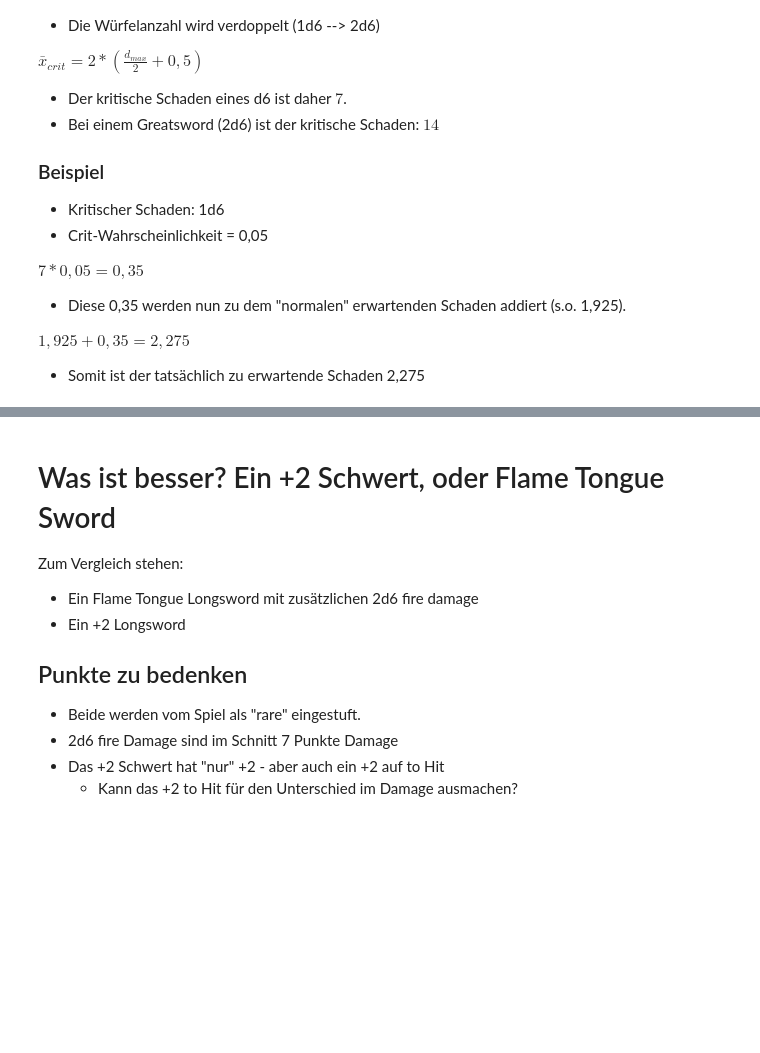
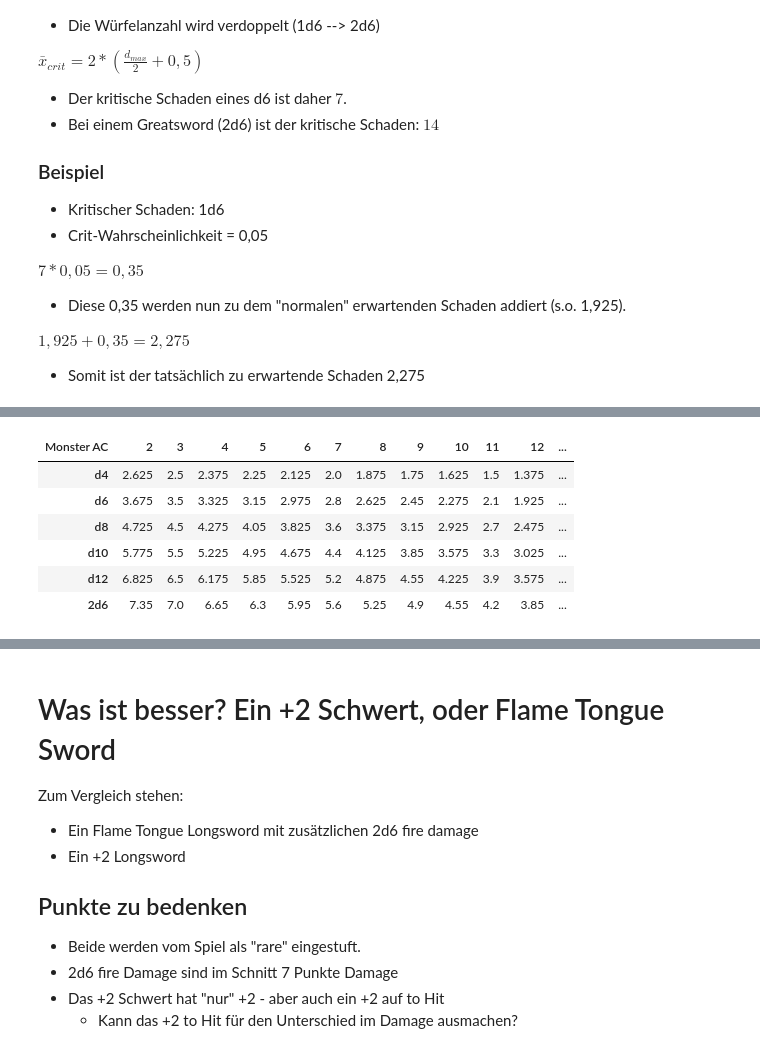
Before and after one commit to AlexSchinnerl/dndMath, a Jupyter notebook: vortrag.ipynb, the cells around one changed output, grey strips where cells are left out. Saved outputs shown, nothing was run; the diff lists cells and outputs as text; code cells hidden in the pictures; blank space fills up the shorter version.

```diff
--- a/vortrag.ipynb
+++ b/vortrag.ipynb
@@ -317,0 +300,36 @@ plt.show()
+# %%
+checkAC_DF = pd.DataFrame(index=list(range(2,20)) ,columns=["d4", "d6", "d8", "d10", "d12", "2d6"])
+checkAC_DF.index.name = "Monster AC"
+for ac in checkAC_DF.index:
+    d4_toni.calcToHitChance(monsterAC=ac)
+    d4_toni.damageCalculator()
+    d6_toni.calcToHitChance(monsterAC=ac)
+    d6_toni.damageCalculator()
+    d8_toni.calcToHitChance(monsterAC=ac)
+    d8_toni.damageCalculator()
+    d10_toni.calcToHitChance(monsterAC=ac)
+    d10_toni.damageCalculator()
+    d12_toni.calcToHitChance(monsterAC=ac)
+    d12_toni.damageCalculator()
+    toni_2d6.calcToHitChance(monsterAC=ac)
+    toni_2d6.damageCalculator()
+
+    checkAC_DF.loc[ac] = [sum(d4_toni.expected_damage.values()),
+                          sum(d6_toni.expected_damage.values()),
+                          sum(d8_toni.expected_damage.values()),
+                          sum(d10_toni.expected_damage.values()),
+                          sum(d12_toni.expected_damage.values()),
+                          sum(toni_2d6.expected_damage.values()),
+                          ]
+
+checkAC_DF = checkAC_DF.transpose()
+checkAC_DF["Unterschied"] = checkAC_DF[19]-checkAC_DF[18]
+checkAC_DF
+# %% [output]
+| Monster AC | 2 | 3 | 4 | 5 | 6 | 7 | 8 | 9 | 10 | 11 | 12 | ... |
+| d4 | 2.625 | 2.5 | 2.375 | 2.25 | 2.125 | 2.0 | 1.875 | 1.75 | 1.625 | 1.5 | 1.375 | ... |
+| d6 | 3.675 | 3.5 | 3.325 | 3.15 | 2.975 | 2.8 | 2.625 | 2.45 | 2.275 | 2.1 | 1.925 | ... |
+| d8 | 4.725 | 4.5 | 4.275 | 4.05 | 3.825 | 3.6 | 3.375 | 3.15 | 2.925 | 2.7 | 2.475 | ... |
+| d10 | 5.775 | 5.5 | 5.225 | 4.95 | 4.675 | 4.4 | 4.125 | 3.85 | 3.575 | 3.3 | 3.025 | ... |
+| d12 | 6.825 | 6.5 | 6.175 | 5.85 | 5.525 | 5.2 | 4.875 | 4.55 | 4.225 | 3.9 | 3.575 | ... |
+| 2d6 | 7.35 | 7.0 | 6.65 | 6.3 | 5.95 | 5.6 | 5.25 | 4.9 | 4.55 | 4.2 | 3.85 | ... |
```
Also changed, not shown: parts of 46 cells of this notebook, 4 other files.
